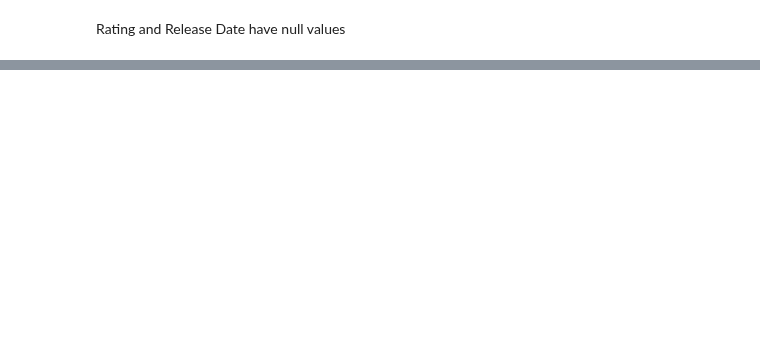
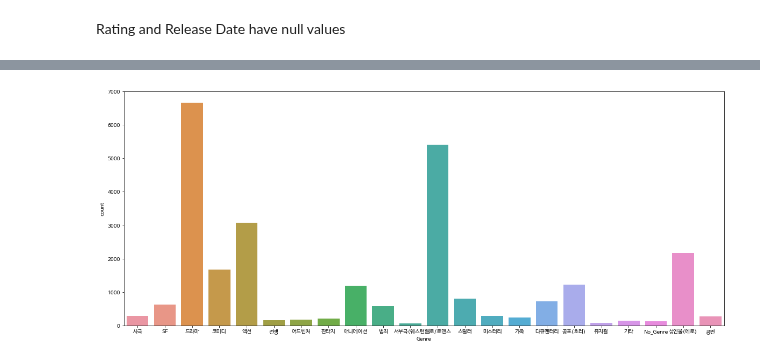
Before and after one commit to danielsun888/datathon, a Jupyter notebook: kyh.ipynb, the cells around one changed output, grey strips where cells are left out. Cells and saved outputs as stored; diff of their text form; code cells hidden in the pictures; blank space fills up the shorter version.

```diff
--- a/kyh.ipynb
+++ b/kyh.ipynb
@@ -219,3 +266,9 @@ plt.show()
+# %%
+fig, ax = plt.subplots(figsize=(20, 8))
+sns.countplot(x=data['Genre'])
+plt.show()
+# %% [output]
+[figure, added]
 # %%
 # Audience by genre in every 5~10 years
 fig, ax = plt.subplots(figsize=(20, 8))
```
Also changed, not shown: parts of 8 cells of this notebook, 1 other file.
